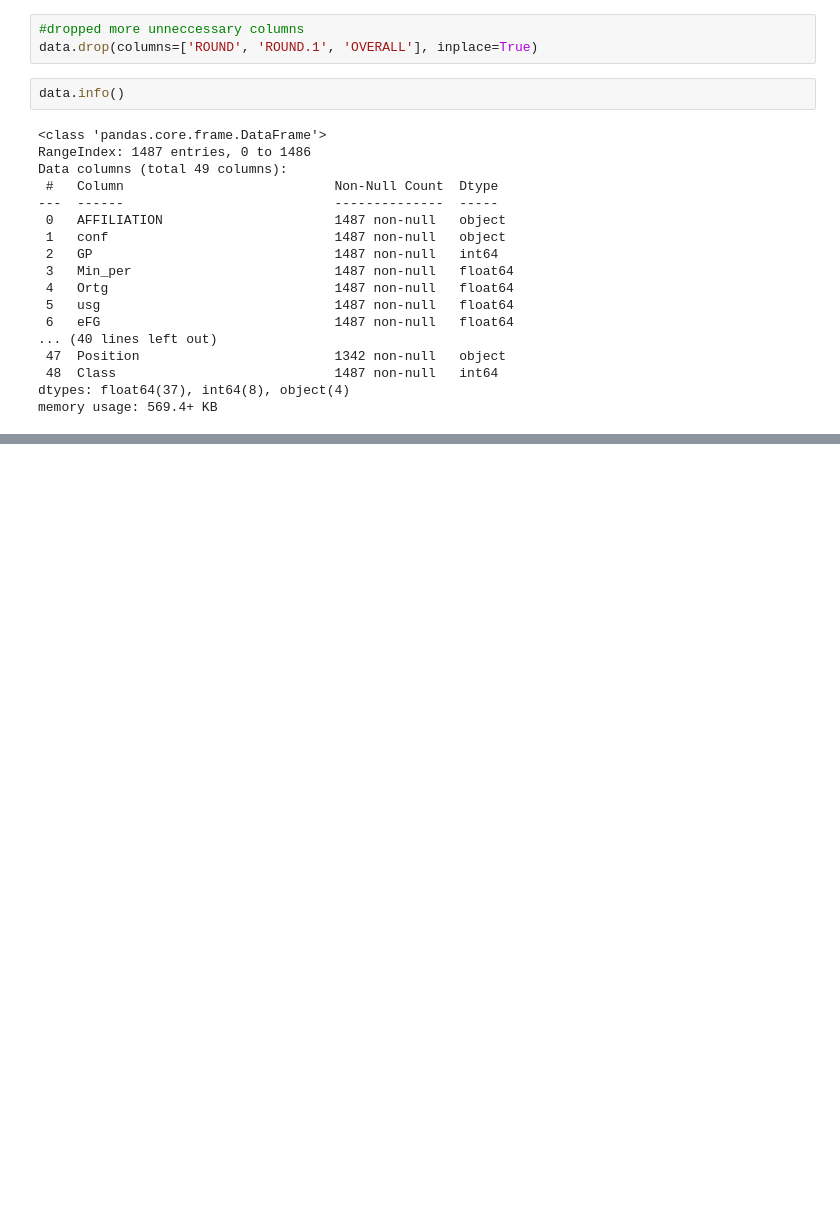
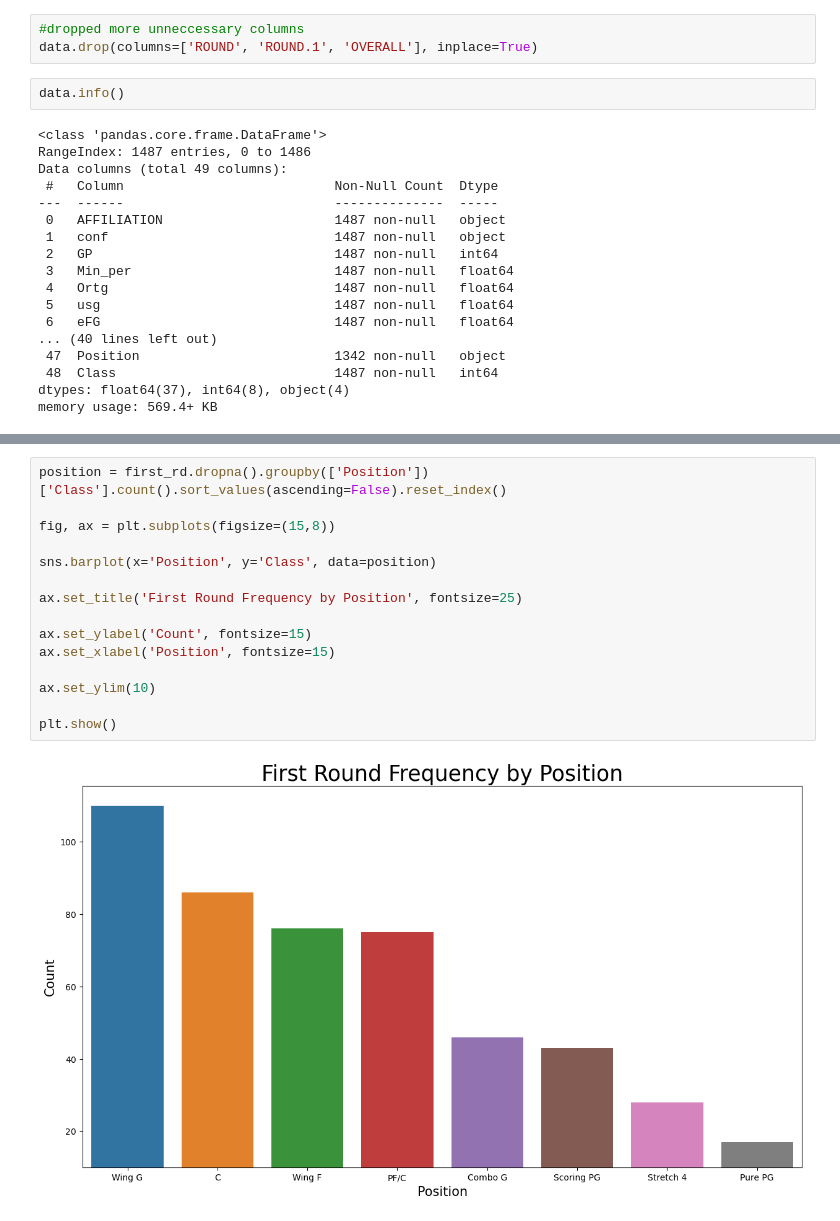
Before and after one commit to mikeyo4800/draft_prospect_ml, a Jupyter notebook: data_cleaning.ipynb, the cells around one changed output, grey strips where cells are left out. Drawn from its saved outputs; the diff is of its cells as text; blank space fills up the shorter version.

```diff
--- a/data_cleaning.ipynb
+++ b/data_cleaning.ipynb
@@ -71,0 +102,17 @@ plt.show()
+# %%
+position = first_rd.dropna().groupby(['Position'])['Class'].count().sort_values(ascending=False).reset_index()
+
+fig, ax = plt.subplots(figsize=(15,8))
+
+sns.barplot(x='Position', y='Class', data=position)
+
+ax.set_title('First Round Frequency by Position', fontsize=25)
+
+ax.set_ylabel('Count', fontsize=15)
+ax.set_xlabel('Position', fontsize=15)
+
+ax.set_ylim(10)
+
+plt.show()
+# %% [output]
+[figure, added]
```
Also changed, not shown: parts of 16 cells of this notebook.
